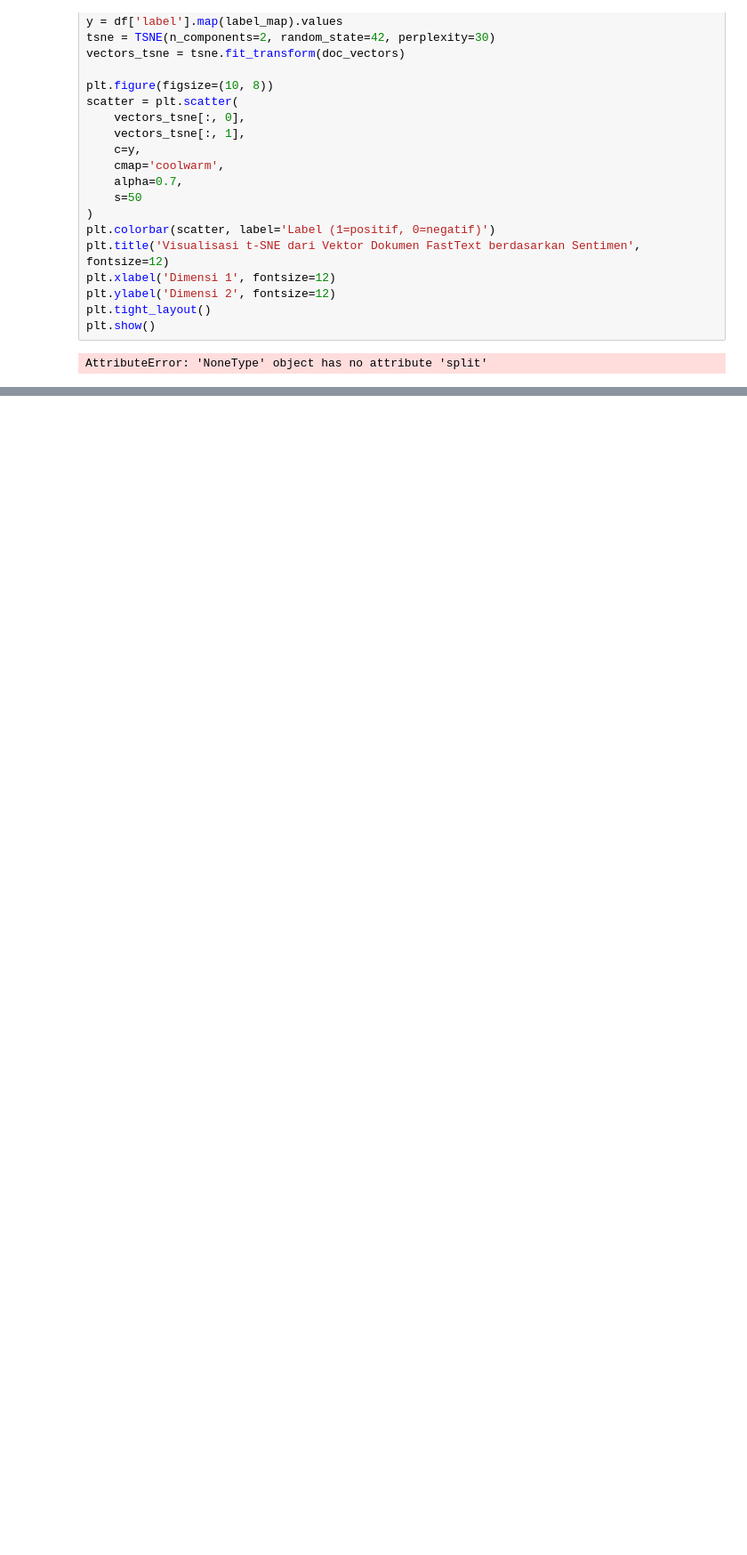
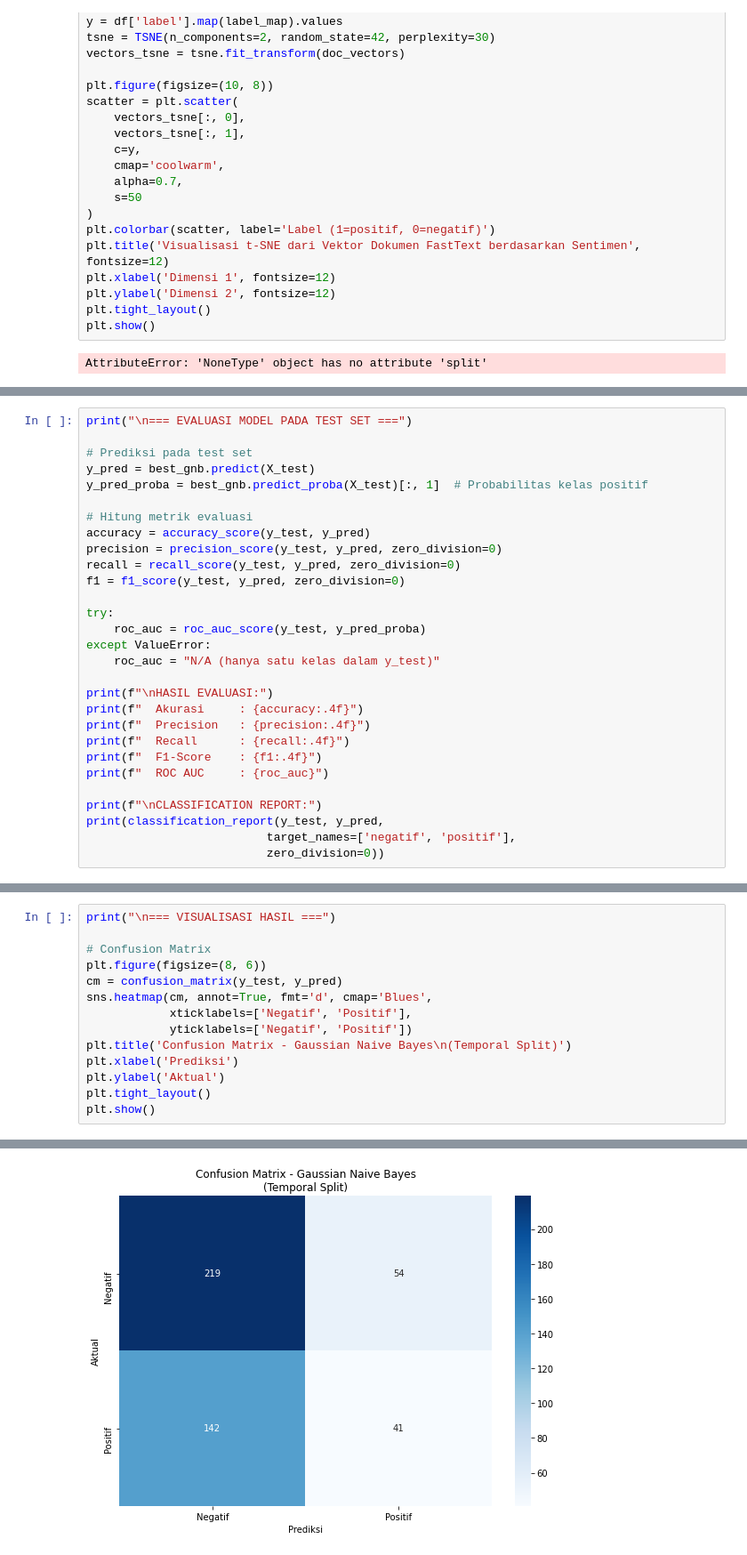
Before and after one commit to adindasyv/skripsi_2025, a Jupyter notebook: fix_news.ipynb, the cells around one changed output, grey strips where cells are left out. Shown at 89% size. Drawn from its saved outputs; the diff is of its cells as text; blank space fills up the shorter version.

Commit message:
try new classification gnb

```diff
--- a/fix_news.ipynb
+++ b/fix_news.ipynb
@@ -734,0 +942,29 @@ AttributeError: 'NoneType' object has no attribute 'split'
+# %%
+print("\n=== EVALUASI MODEL PADA TEST SET ===")
+
+# Prediksi pada test set
+y_pred = best_gnb.predict(X_test)
+y_pred_proba = best_gnb.predict_proba(X_test)[:, 1]  # Probabilitas kelas positif
+
+# Hitung metrik evaluasi
+accuracy = accuracy_score(y_test, y_pred)
+precision = precision_score(y_test, y_pred, zero_division=0)
+recall = recall_score(y_test, y_pred, zero_division=0)
+f1 = f1_score(y_test, y_pred, zero_division=0)
+
+try:
+    roc_auc = roc_auc_score(y_test, y_pred_proba)
+except ValueError:
+    roc_auc = "N/A (hanya satu kelas dalam y_test)"
+
+print(f"\nHASIL EVALUASI:")
+print(f"  Akurasi     : {accuracy:.4f}")
+print(f"  Precision   : {precision:.4f}")
+print(f"  Recall      : {recall:.4f}")
+print(f"  F1-Score    : {f1:.4f}")
+print(f"  ROC AUC     : {roc_auc}")
+
+print(f"\nCLASSIFICATION REPORT:")
+print(classification_report(y_test, y_pred,
+                          target_names=['negatif', 'positif'],
+                          zero_division=0))
@@ -734,0 +990,15 @@ AttributeError: 'NoneType' object has no attribute 'split'
+# %%
+print("\n=== VISUALISASI HASIL ===")
+
+# Confusion Matrix
+plt.figure(figsize=(8, 6))
+cm = confusion_matrix(y_test, y_pred)
+sns.heatmap(cm, annot=True, fmt='d', cmap='Blues',
+            xticklabels=['Negatif', 'Positif'],
+            yticklabels=['Negatif', 'Positif'])
+plt.title('Confusion Matrix - Gaussian Naive Bayes\n(Temporal Split)')
+plt.xlabel('Prediksi')
+plt.ylabel('Aktual')
+plt.tight_layout()
+plt.show()
+# %% [output]
@@ -734,0 +1006 @@ AttributeError: 'NoneType' object has no attribute 'split'
+[figure, added]
```
Also changed, not shown: parts of 11 cells of this notebook.
